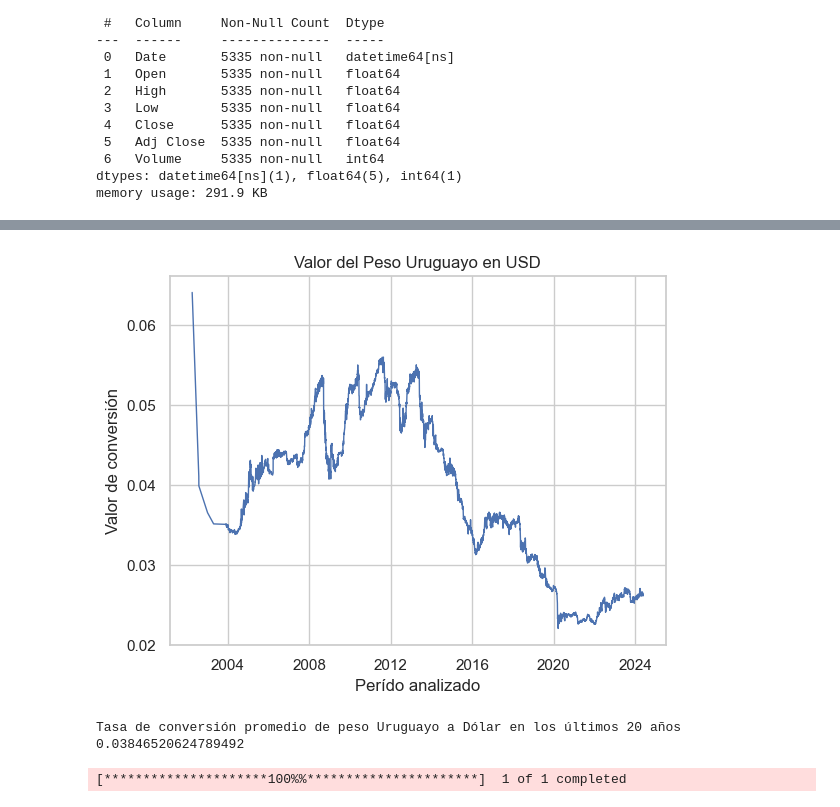
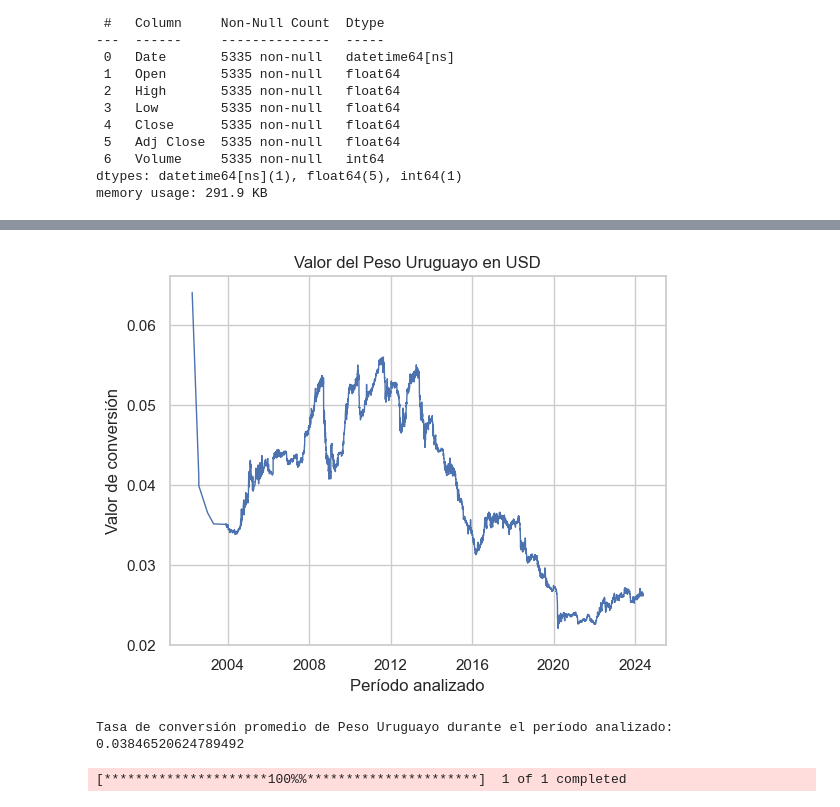
Before and after one commit to RenzoReyna88/Tasa_de_conversi-n_paises_sudamericanos, a Jupyter notebook: analisis_financiero.ipynb, the cells around one changed output, grey strips where cells are left out. Drawn from its saved outputs; the diff is of its cells as text; code cells hidden in the pictures.

```diff
--- a/analisis_financiero.ipynb
+++ b/analisis_financiero.ipynb
@@ -269,16 +226,16 @@ df_uruguay.iloc[4000:]
 # %%
 sns.set_theme(style="whitegrid")
 
-sns.lineplot(data=df_uruguay, x="Perído analizado", y="Valor de conversión", linewidth=1)
+sns.lineplot(data=df_uruguay, x="Período analizado", y="Valor de conversión", linewidth=1)
 
 plt.title("Valor del Peso Uruguayo en USD")
 
 plt.show()
 
-print("Tasa de conversión promedio de peso Uruguayo durante el período analizado:", np.mean(df_uyu["Close"]))
+print("Tasa de conversión promedio de Peso Uruguayo durante el período analizado:", np.mean(df_uruguay["Valor de conversión"]))
 # %% [output]
-[figure, old version]
+[figure, new version]
-Tasa de conversión promedio de peso Uruguayo a Dólar en los últimos 20 años 0.03846520624789492
+Tasa de conversión promedio de Peso Uruguayo durante el período analizado: 0.03846520624789492
 # %%
 chile_value= yf.download('CLPUSD=X', start=start, end=end)
 print(chile_value.head(6))
```
Also changed, not shown: parts of 19 cells of this notebook.
